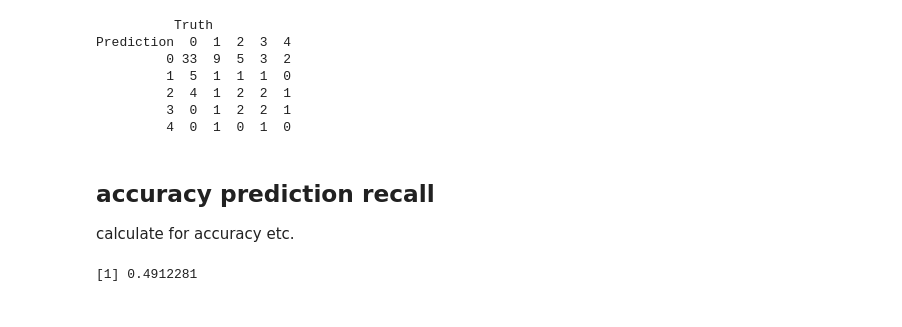
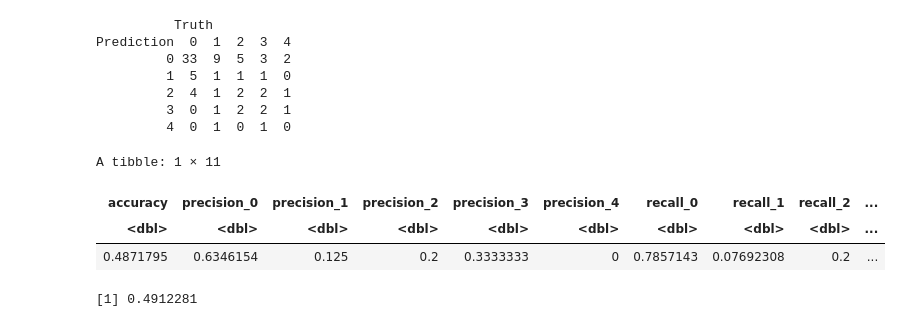
Before and after one commit to cocom250/DSCI-100-Group-17, a Jupyter notebook: group_project_report.ipynb, the cells around one changed output. Cells and saved outputs as stored; diff of their text form; code cells hidden in the pictures.

Commit message:
calculating accuracy precision and recall

```diff
--- a/group_project_report.ipynb
+++ b/group_project_report.ipynb
@@ -247,10 +247,25 @@ Prediction  0  1  2  3  4
          2  4  1  2  2  1
          3  0  1  2  2  1
          4  0  1  0  1  0
-# %% [markdown]
-## accuracy prediction recall
-
-calculate for accuracy etc.
+# %%
+#calculating accuracy, precision and recall f
+calculations <- tibble(accuracy = (33+1+2+2+0)/(33+9+5+3+2+5+1+1+1+0+4+1+2+2+1+0+1+2+2+1+0+1+0+1+0),
+                       precision_0 = (33)/(33+9+5+3+2),
+                       precision_1 = (1)/(5+1+1+1+0),
+                       precision_2 = 2/(4+1+2+2+1),
+                       precision_3 = 2/(0+1+2+2+1),
+                       precision_4 = 0/(0+1+0+1+0),
+                       recall_0 = (33)/(33+5+4),
+                       recall_1 = 1/(9+1+1+1+1),
+                       recall_2 = 2/(5+1+2+2),
+                       recall_3 = 2/(3+1+2+2+1),
+                       recall_4 = 0/(2+0+1+1))
+calculations
+# %% [output]
+A tibble: 1 × 11
+| accuracy | precision_0 | precision_1 | precision_2 | precision_3 | precision_4 | recall_0 | recall_1 | recall_2 | ... |
+| <dbl> | <dbl> | <dbl> | <dbl> | <dbl> | <dbl> | <dbl> | <dbl> | <dbl> | ... |
+| 0.4871795 | 0.6346154 | 0.125 | 0.2 | 0.3333333 | 0 | 0.7857143 | 0.07692308 | 0.2 | ... |
 # %%
 # set the seed so our evaluation is reproducable
 set.seed(2024)
```
